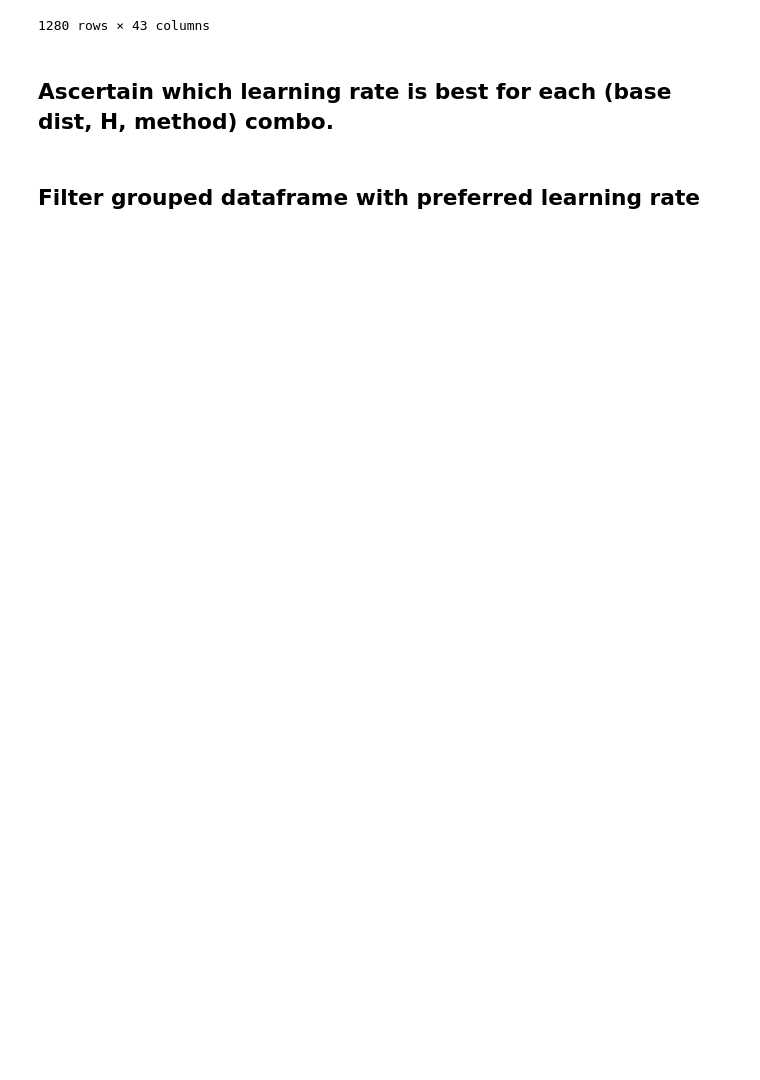
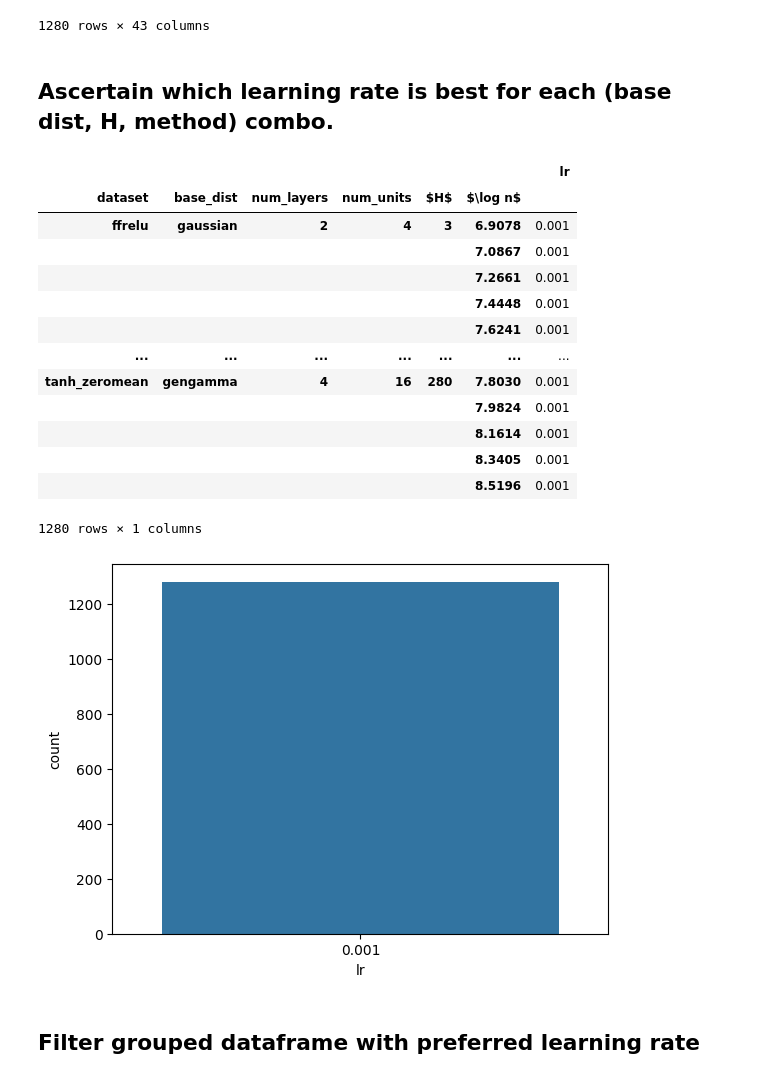
Before and after one commit to suswei/BNN_via_SLT, a Jupyter notebook: plot-experimental-results.ipynb, the cells around one changed output. Cells and saved outputs as stored; diff of their text form; code cells hidden in the pictures; blank space fills up the shorter version.

```diff
--- a/plot-experimental-results.ipynb
+++ b/plot-experimental-results.ipynb
@@ -144,29 +147,45 @@ df_group
 # %%
 df = df_group.reset_index().set_index(INDEX_COLS + [COL_H, COL_LOGN])
 # this is for old data format.
 # df = df.loc[:, [(COL_LR, ''), (COL_ELBO_S, "max"), (COL_ELBO_S, "mean"), (COL_ELBO_S, "median")]]
 
 df = df.loc[:, [(COL_LR, ''), (COL_MVFE, "min"), (COL_MVFE, "mean"), (COL_MVFE, "median")]]
 
 best_lr_rec = []
 for idx in df.index.unique():
-    x = df.loc[idx]
+    x = df.loc[[idx]]
     best_lr = x.iloc[0, 0]
     best_data = tuple(x.iloc[0, 1:])
     for _, row in x.iterrows():
         row = np.array(row)
         if tuple(row[1:]) < best_data:
             best_lr = row[0].item()
             best_data = tuple(row[1:])
 
     best_lr_rec.append(list(idx) + [best_lr])
 
 df_best_lr = pd.DataFrame(best_lr_rec, columns=list(df.index.names) + [COL_LR])
 df_best_lr = df_best_lr.set_index(df.index.names)
 
 sns.countplot(data=df_best_lr, x="lr")
 
 df_best_lr
+# %% [output]
+|  |  |  |  |  |  | lr |
+| dataset | base_dist | num_layers | num_units | $H$ | $\log n$ |  |
+| ffrelu | gaussian | 2 | 4 | 3 | 6.9078 | 0.001 |
+|  |  |  |  |  | 7.0867 | 0.001 |
+|  |  |  |  |  | 7.2661 | 0.001 |
+|  |  |  |  |  | 7.4448 | 0.001 |
+|  |  |  |  |  | 7.6241 | 0.001 |
+| ... | ... | ... | ... | ... | ... | ... |
+| tanh_zeromean | gengamma | 4 | 16 | 280 | 7.8030 | 0.001 |
+|  |  |  |  |  | 7.9824 | 0.001 |
+|  |  |  |  |  | 8.1614 | 0.001 |
+|  |  |  |  |  | 8.3405 | 0.001 |
+|  |  |  |  |  | 8.5196 | 0.001 |
+1280 rows × 1 columns
+[figure, added]
 # %% [markdown]
 ## Filter grouped dataframe with preferred learning rate
 # %%
```
Also changed, not shown: parts of 12 cells of this notebook, 3 other files.
